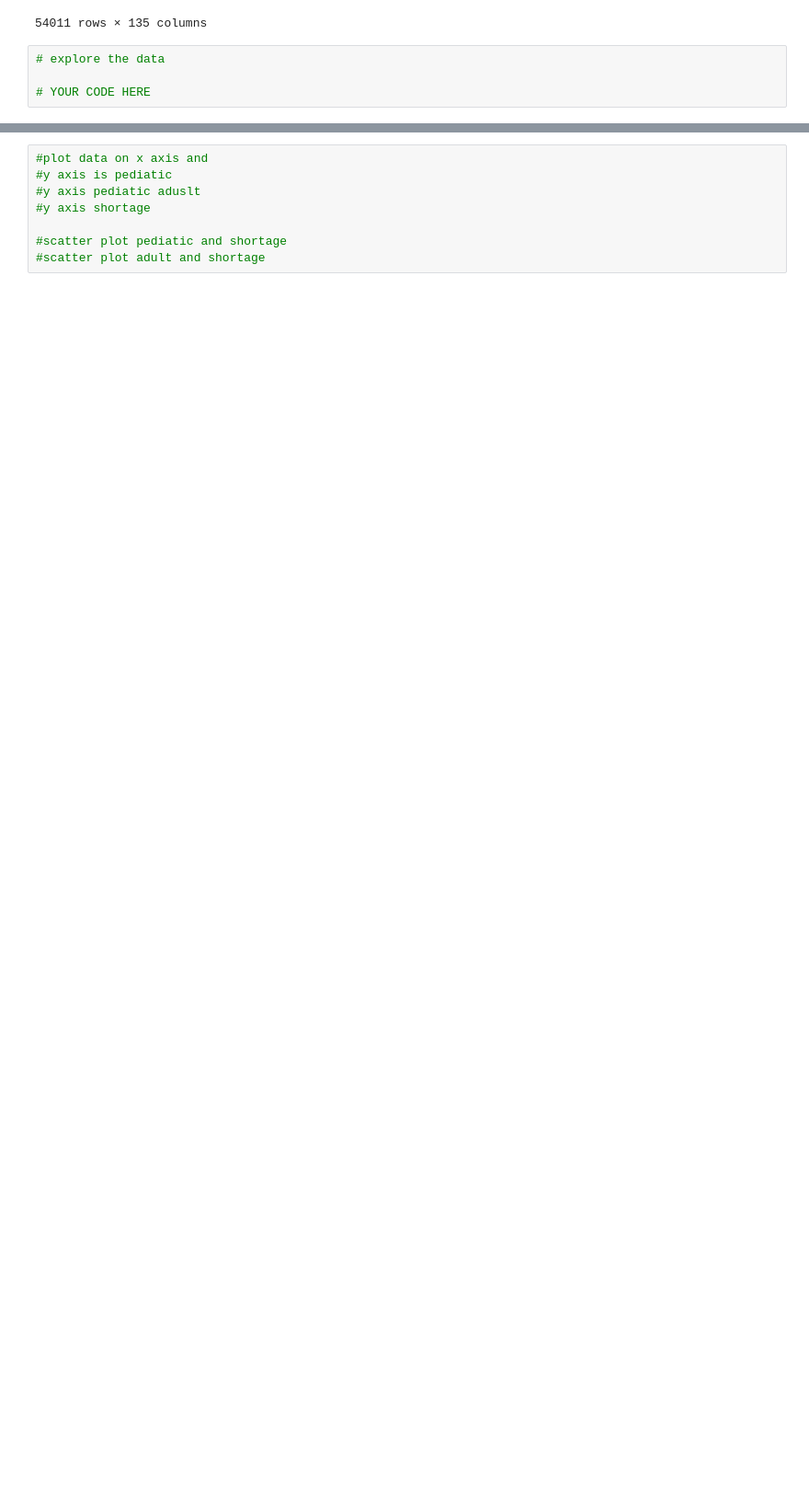
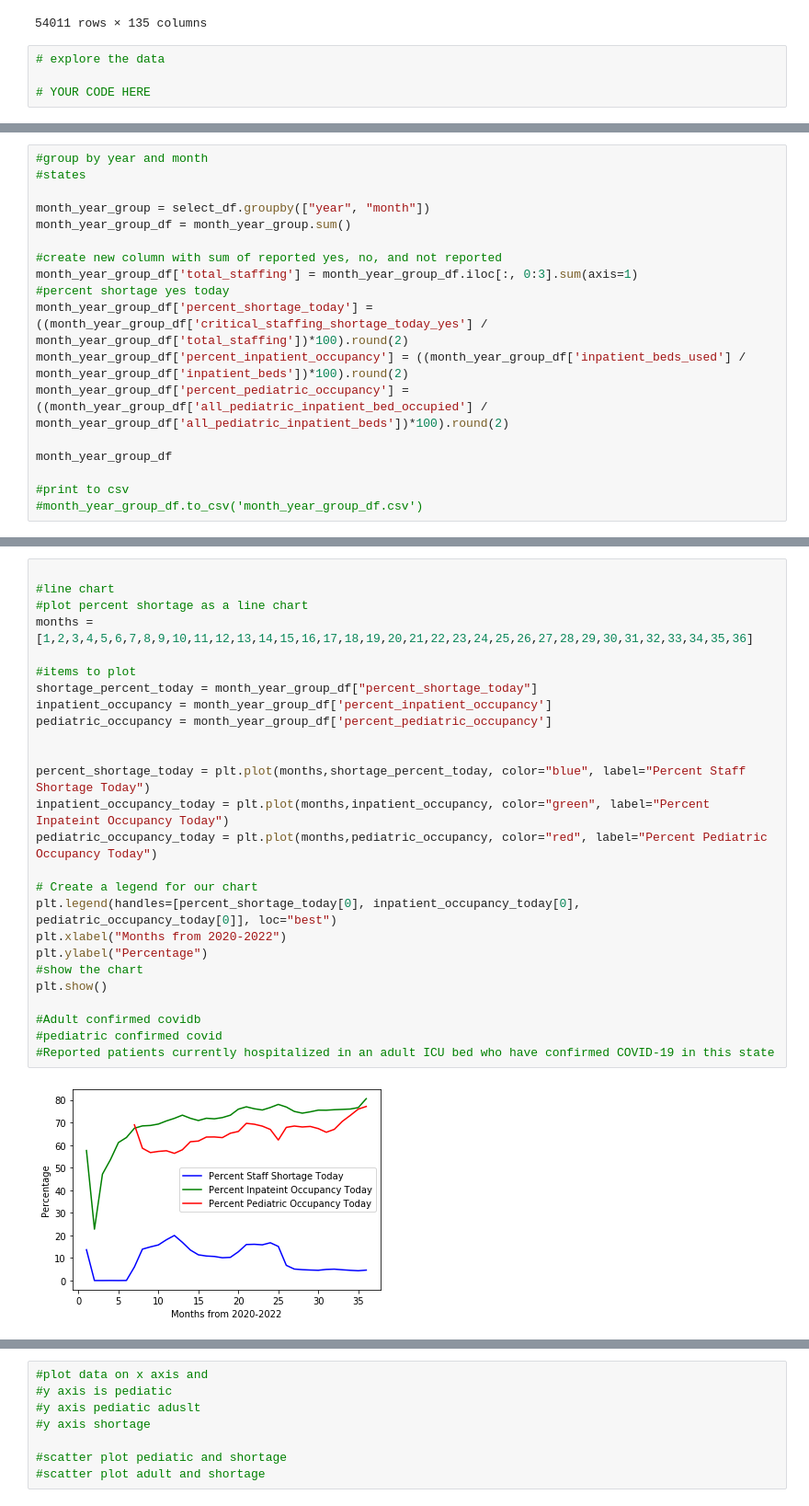
Before and after one commit to nkeplinger/healthcare_module7, a Jupyter notebook: nicolette_code_in_progress.ipynb, the cells around one changed output, grey strips where cells are left out. Shown: that part at 92% size. Drawn from its saved outputs; the diff is of its cells as text; blank space fills up the shorter version.

```diff
--- a/nicolette_code_in_progress.ipynb
+++ b/nicolette_code_in_progress.ipynb
@@ -74,0 +79,18 @@ select_df
+# %%
+#group by year and month
+#states
+
+month_year_group = select_df.groupby(["year", "month"])
+month_year_group_df = month_year_group.sum()
+
+#create new column with sum of reported yes, no, and not reported
+month_year_group_df['total_staffing'] = month_year_group_df.iloc[:, 0:3].sum(axis=1)
+#percent shortage yes today
+month_year_group_df['percent_shortage_today'] = ((month_year_group_df['critical_staffing_shortage_today_yes'] / month_year_group_df['total_staffing'])*100).round(2)
+month_year_group_df['percent_inpatient_occupancy'] = ((month_year_group_df['inpatient_beds_used'] / month_year_group_df['inpatient_beds'])*100).round(2)
+month_year_group_df['percent_pediatric_occupancy'] = ((month_year_group_df['all_pediatric_inpatient_bed_occupied'] / month_year_group_df['all_pediatric_inpatient_beds'])*100).round(2)
+
+month_year_group_df
+
+#print to csv
+#month_year_group_df.to_csv('month_year_group_df.csv')
@@ -74,0 +116,28 @@ select_df
+# %%
+
+#line chart
+#plot percent shortage as a line chart
+months = [1,2,3,4,5,6,7,8,9,10,11,12,13,14,15,16,17,18,19,20,21,22,23,24,25,26,27,28,29,30,31,32,33,34,35,36]
+
+#items to plot
+shortage_percent_today = month_year_group_df["percent_shortage_today"]
+inpatient_occupancy = month_year_group_df['percent_inpatient_occupancy']
+pediatric_occupancy = month_year_group_df['percent_pediatric_occupancy']
+
+
+percent_shortage_today = plt.plot(months,shortage_percent_today, color="blue", label="Percent Staff Shortage Today")
+inpatient_occupancy_today = plt.plot(months,inpatient_occupancy, color="green", label="Percent Inpateint Occupancy Today")
+pediatric_occupancy_today = plt.plot(months,pediatric_occupancy, color="red", label="Percent Pediatric Occupancy Today")
+
+# Create a legend for our chart
+plt.legend(handles=[percent_shortage_today[0], inpatient_occupancy_today[0], pediatric_occupancy_today[0]], loc="best")
+plt.xlabel("Months from 2020-2022")
+plt.ylabel("Percentage")
+#show the chart
+plt.show()
+
+#Adult confirmed covidb
+#pediatric confirmed covid
+#Reported patients currently hospitalized in an adult ICU bed who have confirmed COVID-19 in this state
+# %% [output]
+[figure, added]
```
Also changed, not shown: parts of 10 cells of this notebook.
